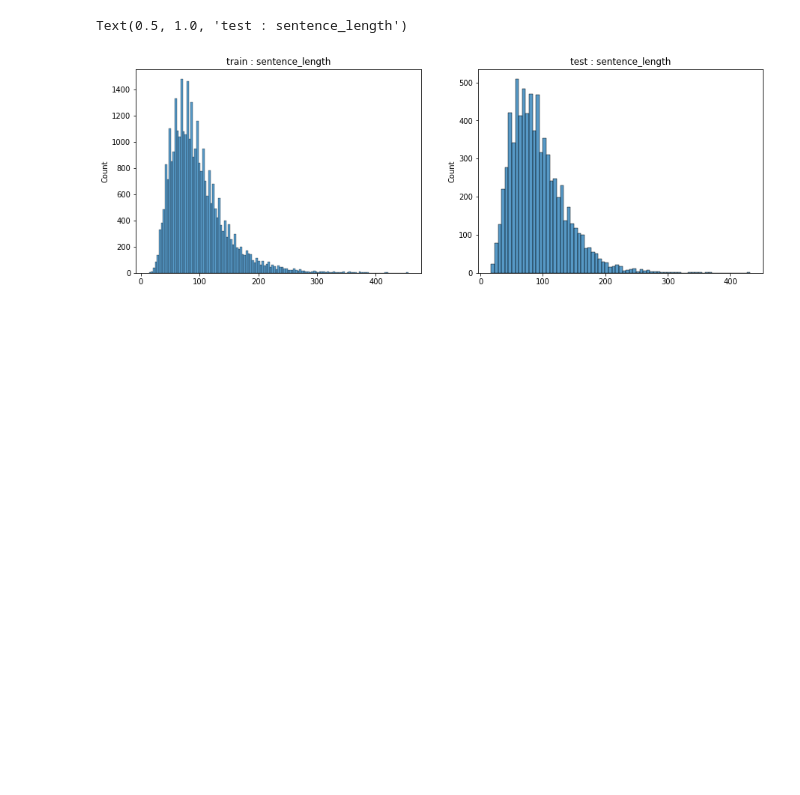
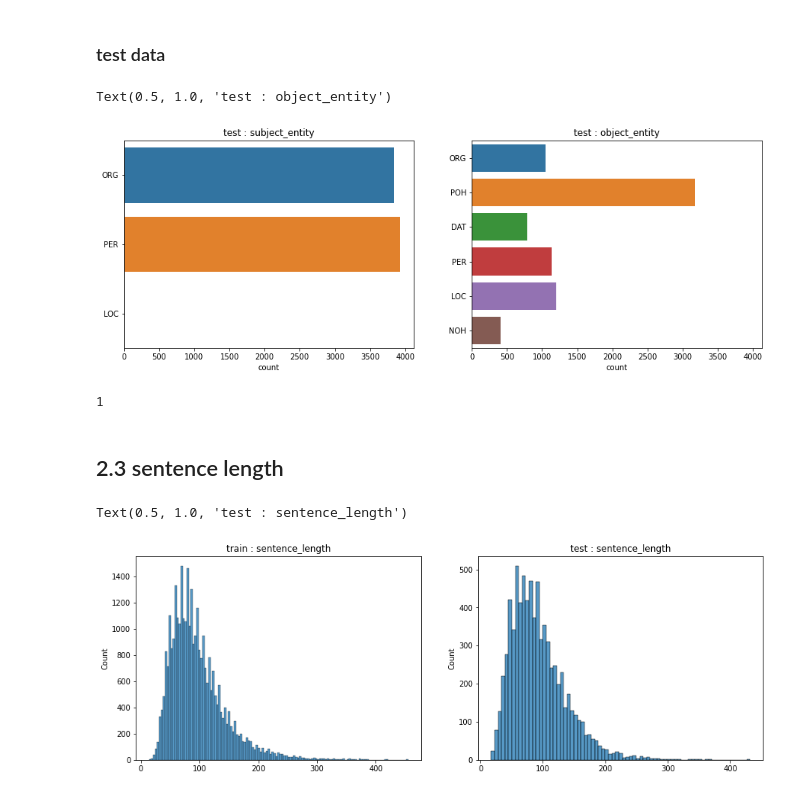
Before and after one commit to boostcampaitech3/level2-klue-level2-nlp-08, a Jupyter notebook: EDA.ipynb, the cells around one changed output. Saved outputs shown, nothing was run; the diff lists cells and outputs as text; code cells hidden in the pictures; blank space fills up the shorter version.

```diff
--- a/EDA.ipynb
+++ b/EDA.ipynb
@@ -97,0 +125,16 @@ test_sentence_length = [len(e) for e in test_dataset['sentence']]
+# %% [markdown]
+### test data
+# %%
+fix, ax = plt.subplots(ncols=2, figsize=(15,5), sharex=True)
+sns.countplot(y=t_subject_entity_type, ax=ax[0]).set_title("test : subject_entity")
+sns.countplot(y=t_object_entity_type, ax=ax[1]).set_title("test : object_entity")
+# %% [output]
+Text(0.5, 1.0, 'test : object_entity')
+[figure, added]
+# %%
+from collections import Counter
+Counter(t_subject_entity_type)['LOC'] # 'test : subject_entity'의 LOC는 1개
+# %% [output]
+1
+# %% [markdown]
+## 2.3 sentence length
```
Also changed, not shown: parts of 63 cells of this notebook.
